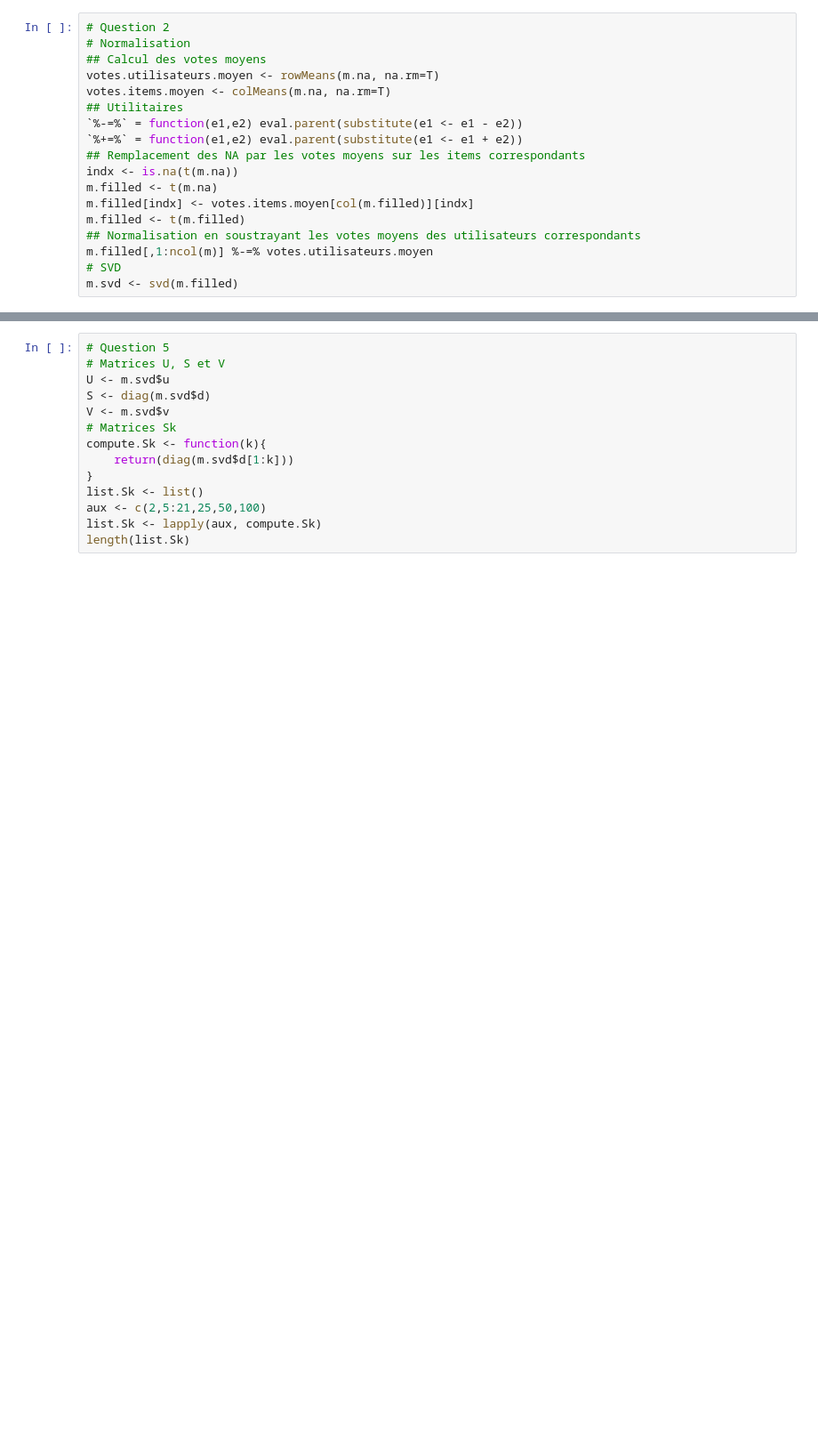
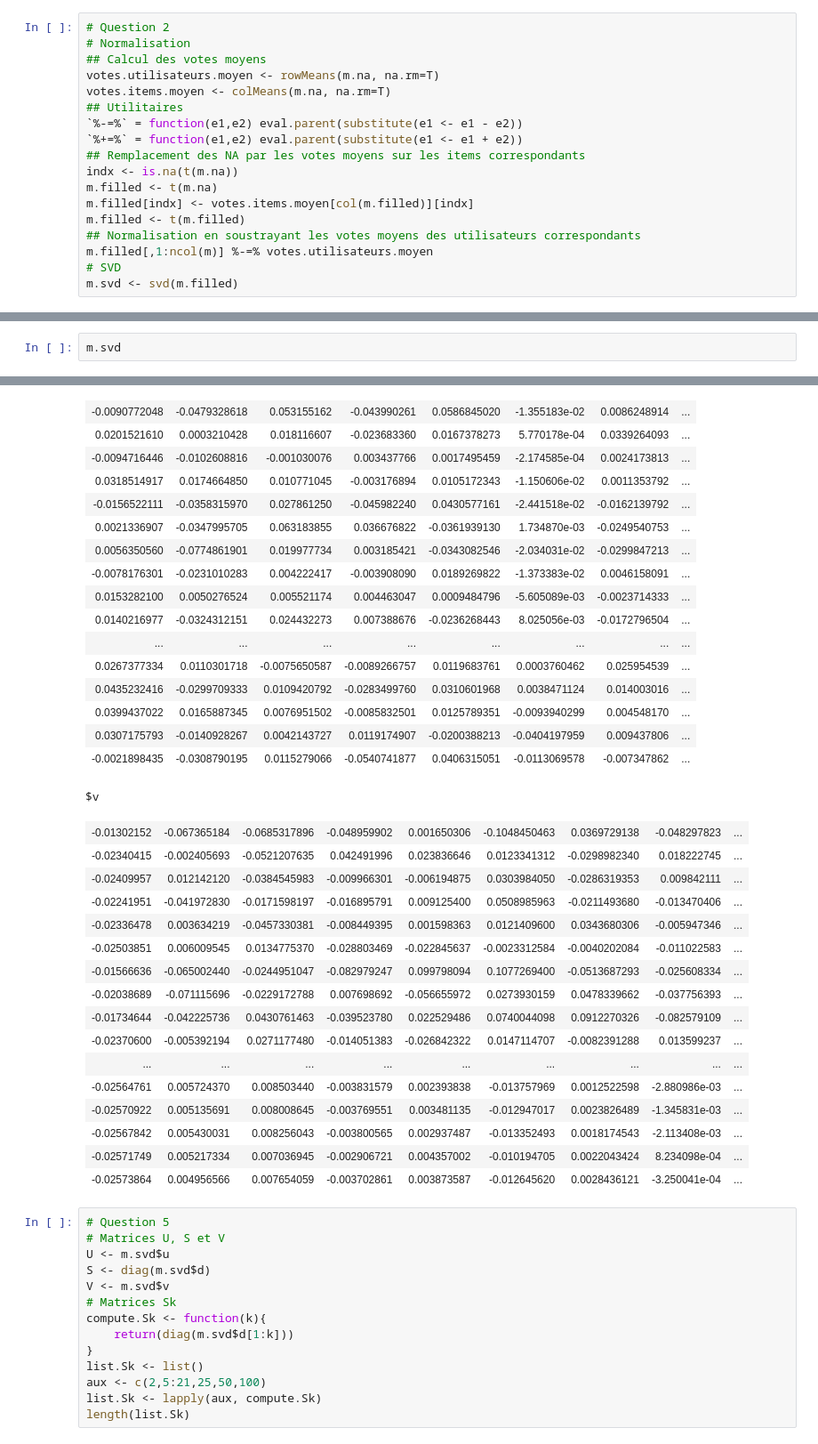
Before and after one commit to jtib/log6308, a Jupyter notebook: tp3/TP3.ipynb, the cells around one changed output, grey strips where cells are left out. Shown at 89% size. Saved outputs shown, nothing was run; the diff lists cells and outputs as text; blank space fills up the shorter version.

```diff
--- a/tp3/TP3.ipynb
+++ b/tp3/TP3.ipynb
@@ -57,0 +279,3 @@ m.svd <- svd(m.filled)
+# %%
+m.svd
+# %% [output]
@@ -58,3 +299,36 @@ m.svd <- svd(m.filled)
+| -0.0090772048 | -0.0479328618 | 0.053155162 | -0.043990261 | 0.0586845020 | -1.355183e-02 | 0.0086248914 | ... |
+| 0.0201521610 | 0.0003210428 | 0.018116607 | -0.023683360 | 0.0167378273 | 5.770178e-04 | 0.0339264093 | ... |
+| -0.0094716446 | -0.0102608816 | -0.001030076 | 0.003437766 | 0.0017495459 | -2.174585e-04 | 0.0024173813 | ... |
+| 0.0318514917 | 0.0174664850 | 0.010771045 | -0.003176894 | 0.0105172343 | -1.150606e-02 | 0.0011353792 | ... |
+| -0.0156522111 | -0.0358315970 | 0.027861250 | -0.045982240 | 0.0430577161 | -2.441518e-02 | -0.0162139792 | ... |
+| 0.0021336907 | -0.0347995705 | 0.063183855 | 0.036676822 | -0.0361939130 | 1.734870e-03 | -0.0249540753 | ... |
+| 0.0056350560 | -0.0774861901 | 0.019977734 | 0.003185421 | -0.0343082546 | -2.034031e-02 | -0.0299847213 | ... |
+| -0.0078176301 | -0.0231010283 | 0.004222417 | -0.003908090 | 0.0189269822 | -1.373383e-02 | 0.0046158091 | ... |
+| 0.0153282100 | 0.0050276524 | 0.005521174 | 0.004463047 | 0.0009484796 | -5.605089e-03 | -0.0023714333 | ... |
+| 0.0140216977 | -0.0324312151 | 0.024432273 | 0.007388676 | -0.0236268443 | 8.025056e-03 | -0.0172796504 | ... |
+| ... | ... | ... | ... | ... | ... | ... | ... |
+| 0.0267377334 | 0.0110301718 | -0.0075650587 | -0.0089266757 | 0.0119683761 | 0.0003760462 | 0.025954539 | ... |
+| 0.0435232416 | -0.0299709333 | 0.0109420792 | -0.0283499760 | 0.0310601968 | 0.0038471124 | 0.014003016 | ... |
+| 0.0399437022 | 0.0165887345 | 0.0076951502 | -0.0085832501 | 0.0125789351 | -0.0093940299 | 0.004548170 | ... |
+| 0.0307175793 | -0.0140928267 | 0.0042143727 | 0.0119174907 | -0.0200388213 | -0.0404197959 | 0.009437806 | ... |
+| -0.0021898435 | -0.0308790195 | 0.0115279066 | -0.0540741877 | 0.0406315051 | -0.0113069578 | -0.007347862 | ... |
+$v
+| -0.01302152 | -0.067365184 | -0.0685317896 | -0.048959902 | 0.001650306 | -0.1048450463 | 0.0369729138 | -0.048297823 | ... |
+| -0.02340415 | -0.002405693 | -0.0521207635 | 0.042491996 | 0.023836646 | 0.0123341312 | -0.0298982340 | 0.018222745 | ... |
+| -0.02409957 | 0.012142120 | -0.0384545983 | -0.009966301 | -0.006194875 | 0.0303984050 | -0.0286319353 | 0.009842111 | ... |
+| -0.02241951 | -0.041972830 | -0.0171598197 | -0.016895791 | 0.009125400 | 0.0508985963 | -0.0211493680 | -0.013470406 | ... |
+| -0.02336478 | 0.003634219 | -0.0457330381 | -0.008449395 | 0.001598363 | 0.0121409600 | 0.0343680306 | -0.005947346 | ... |
+| -0.02503851 | 0.006009545 | 0.0134775370 | -0.028803469 | -0.022845637 | -0.0023312584 | -0.0040202084 | -0.011022583 | ... |
+| -0.01566636 | -0.065002440 | -0.0244951047 | -0.082979247 | 0.099798094 | 0.1077269400 | -0.0513687293 | -0.025608334 | ... |
+| -0.02038689 | -0.071115696 | -0.0229172788 | 0.007698692 | -0.056655972 | 0.0273930159 | 0.0478339662 | -0.037756393 | ... |
+| -0.01734644 | -0.042225736 | 0.0430761463 | -0.039523780 | 0.022529486 | 0.0740044098 | 0.0912270326 | -0.082579109 | ... |
+| -0.02370600 | -0.005392194 | 0.0271177480 | -0.014051383 | -0.026842322 | 0.0147114707 | -0.0082391288 | 0.013599237 | ... |
+| ... | ... | ... | ... | ... | ... | ... | ... | ... |
+| -0.02564761 | 0.005724370 | 0.008503440 | -0.003831579 | 0.002393838 | -0.013757969 | 0.0012522598 | -2.880986e-03 | ... |
+| -0.02570922 | 0.005135691 | 0.008008645 | -0.003769551 | 0.003481135 | -0.012947017 | 0.0023826489 | -1.345831e-03 | ... |
+| -0.02567842 | 0.005430031 | 0.008256043 | -0.003800565 | 0.002937487 | -0.013352493 | 0.0018174543 | -2.113408e-03 | ... |
+| -0.02571749 | 0.005217334 | 0.007036945 | -0.002906721 | 0.004357002 | -0.010194705 | 0.0022043424 | 8.234098e-04 | ... |
+| -0.02573864 | 0.004956566 | 0.007654059 | -0.003702861 | 0.003873587 | -0.012645620 | 0.0028436121 | -3.250041e-04 | ... |
 # %%
 # Question 5
 # Matrices U, S et V
```
Also changed, not shown: parts of 11 cells of this notebook.
